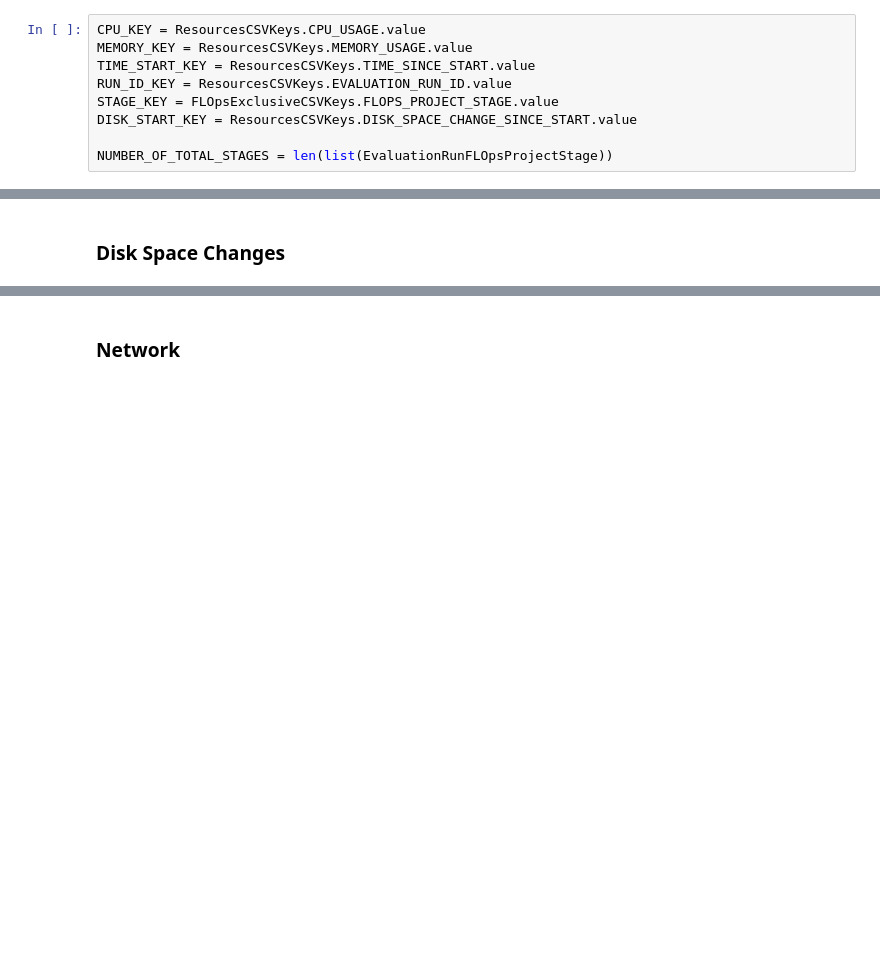
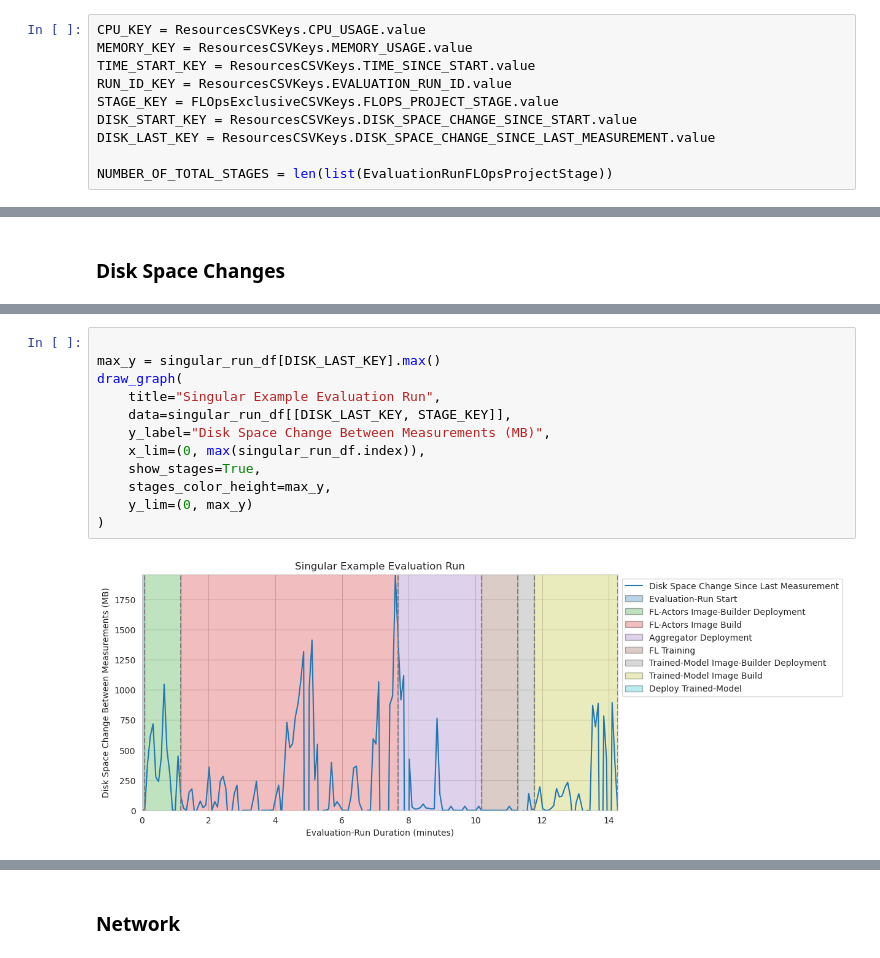
Before and after one commit to oakestra/oakestra-cli, a Jupyter notebook: oak_cli/evaluation/addons/flops/current_tmp_csv_graphs.ipynb, the cells around one changed output, grey strips where cells are left out. Drawn from its saved outputs; the diff is of its cells as text; blank space fills up the shorter version.

```diff
--- a/oak_cli/evaluation/addons/flops/current_tmp_csv_graphs.ipynb
+++ b/oak_cli/evaluation/addons/flops/current_tmp_csv_graphs.ipynb
@@ -36,6 +36,7 @@ TIME_START_KEY = ResourcesCSVKeys.TIME_SINCE_START.value
 RUN_ID_KEY = ResourcesCSVKeys.EVALUATION_RUN_ID.value
 STAGE_KEY = FLOpsExclusiveCSVKeys.FLOPS_PROJECT_STAGE.value
 DISK_START_KEY = ResourcesCSVKeys.DISK_SPACE_CHANGE_SINCE_START.value
+DISK_LAST_KEY = ResourcesCSVKeys.DISK_SPACE_CHANGE_SINCE_LAST_MEASUREMENT.value
 
 NUMBER_OF_TOTAL_STAGES = len(list(EvaluationRunFLOpsProjectStage))
 # %% [markdown]
@@ -351,0 +343,14 @@ plt.show()
+# %%
+
+max_y = singular_run_df[DISK_LAST_KEY].max()
+draw_graph(
+    title="Singular Example Evaluation Run",
+    data=singular_run_df[[DISK_LAST_KEY, STAGE_KEY]],
+    y_label="Disk Space Change Between Measurements (MB)",
+    x_lim=(0, max(singular_run_df.index)),
+    show_stages=True,
+    stages_color_height=max_y,
+    y_lim=(0, max_y)
+)
+# %% [output]
+[figure, added]
```
Also changed, not shown: parts of 16 cells of this notebook.
